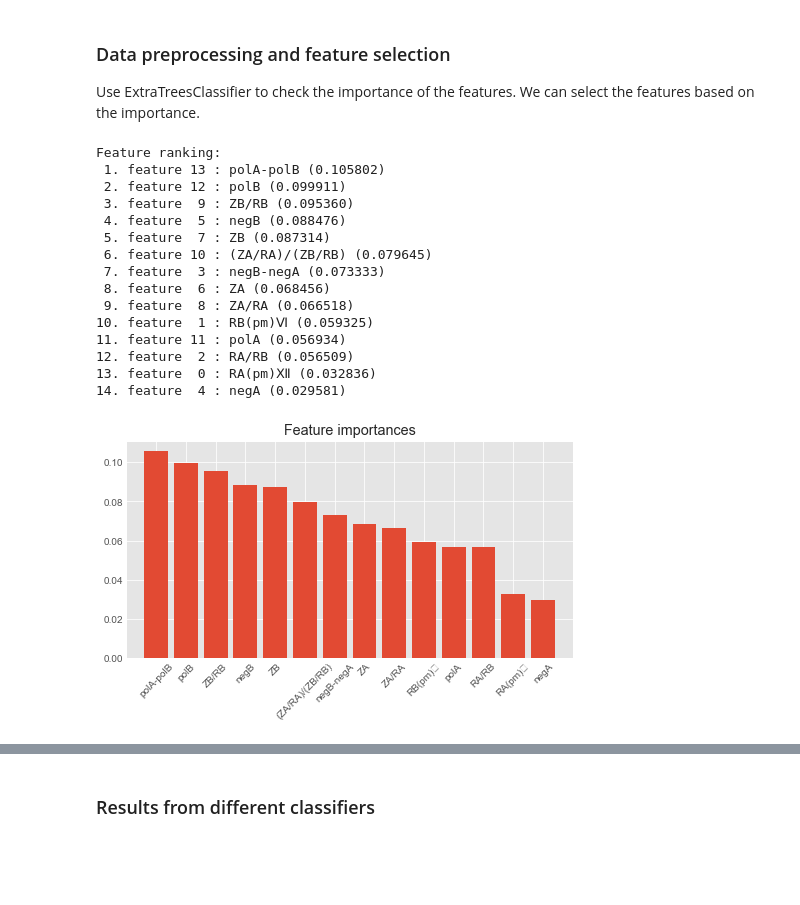
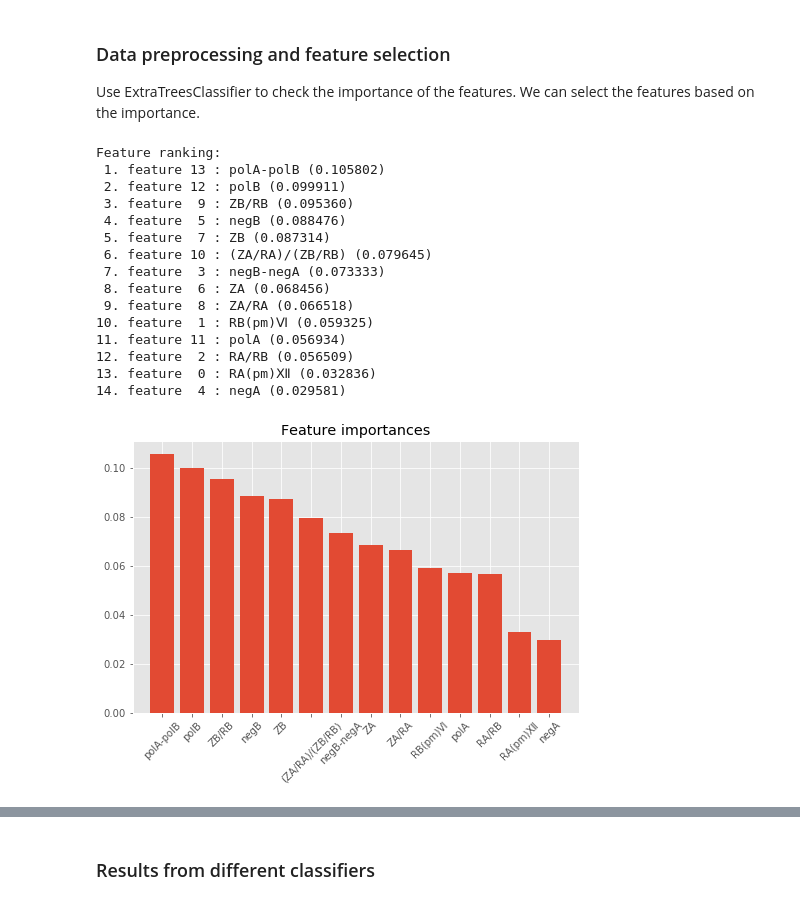
Before and after one commit to RuihaoQiu/Machine-learning-on-materials-research, a Jupyter notebook: Materials_classificaton.ipynb, the cells around one changed output, grey strips where cells are left out. Saved outputs shown, nothing was run; the diff lists cells and outputs as text; code cells hidden in the pictures; blank space fills up the shorter version.

```diff
--- a/Materials_classificaton.ipynb
+++ b/Materials_classificaton.ipynb
@@ -37,7 +37,7 @@ df.head()
 # %% [markdown]
 ### Quick analysis and visualization
 # %%
-df = df.drop(['No.', 'valence', 'NegA(Bau)', 'NegB(Bau)', 'Neg(B-A)', 'RA(ai)', 'RB(ai)', 'C'], axis=1)
+df = df.drop(['No.', 'valence', 'NegA(Bau)', 'NegB(Bau)', 'Neg(B-A)', 'RA(ai)', 'RB(ai)'], axis=1)
 df.describe()
 # %% [output]
 |  | RA(pm)Ⅻ | RB(pm)Ⅵ | RA/RB | polA | polB | polA-polB | negA | negB | negB-negA | ZA | ZB | ... |
@@ -81,35 +76,35 @@ for f in range(X.shape[1]):
     print("%2d. feature %2d : %s (%f)" % (f + 1, indices[f], volumns[indices[f]], importances[indices[f]]))
 
 plt.style.use('ggplot')
-plt.figure(figsize=(8, 4))
+plt.figure(figsize=(8, 5))
 plt.title("Feature importances")
 plt.bar(range(X.shape[1]), importances[indices], align="center")
 plt.xticks(range(X.shape[1]), volumns_reorder, rotation=45)
 plt.xlim([-1, X.shape[1]])
 plt.show()
 
 #model = SelectFromModel(selector, prefit=True)
 #X_new = model.transform(X)
 #print(X_new.shape)
 
 ### Here we use all feautres, since the data set is not large and there are not much difference among the features.
 #X_train, X_test, y_train, y_test = train_test_split(X, Y, test_size=0.1, random_state=0)
 #X_train, X_test, y_train, y_test
 #X_train.shape, y_train.shape, X_test.shape, y_test.shape
 # %% [output]
 Feature ranking:
  1. feature 13 : polA-polB (0.105802)
  2. feature 12 : polB (0.099911)
  3. feature  9 : ZB/RB (0.095360)
  4. feature  5 : negB (0.088476)
  5. feature  7 : ZB (0.087314)
  6. feature 10 : (ZA/RA)/(ZB/RB) (0.079645)
  7. feature  3 : negB-negA (0.073333)
  8. feature  6 : ZA (0.068456)
  9. feature  8 : ZA/RA (0.066518)
 10. feature  1 : RB(pm)Ⅵ (0.059325)
 11. feature 11 : polA (0.056934)
 12. feature  2 : RA/RB (0.056509)
 13. feature  0 : RA(pm)Ⅻ (0.032836)
 14. feature  4 : negA (0.029581)
-[figure, old version]
+[figure, new version]
```
Also changed, not shown: parts of 6 cells of this notebook.
